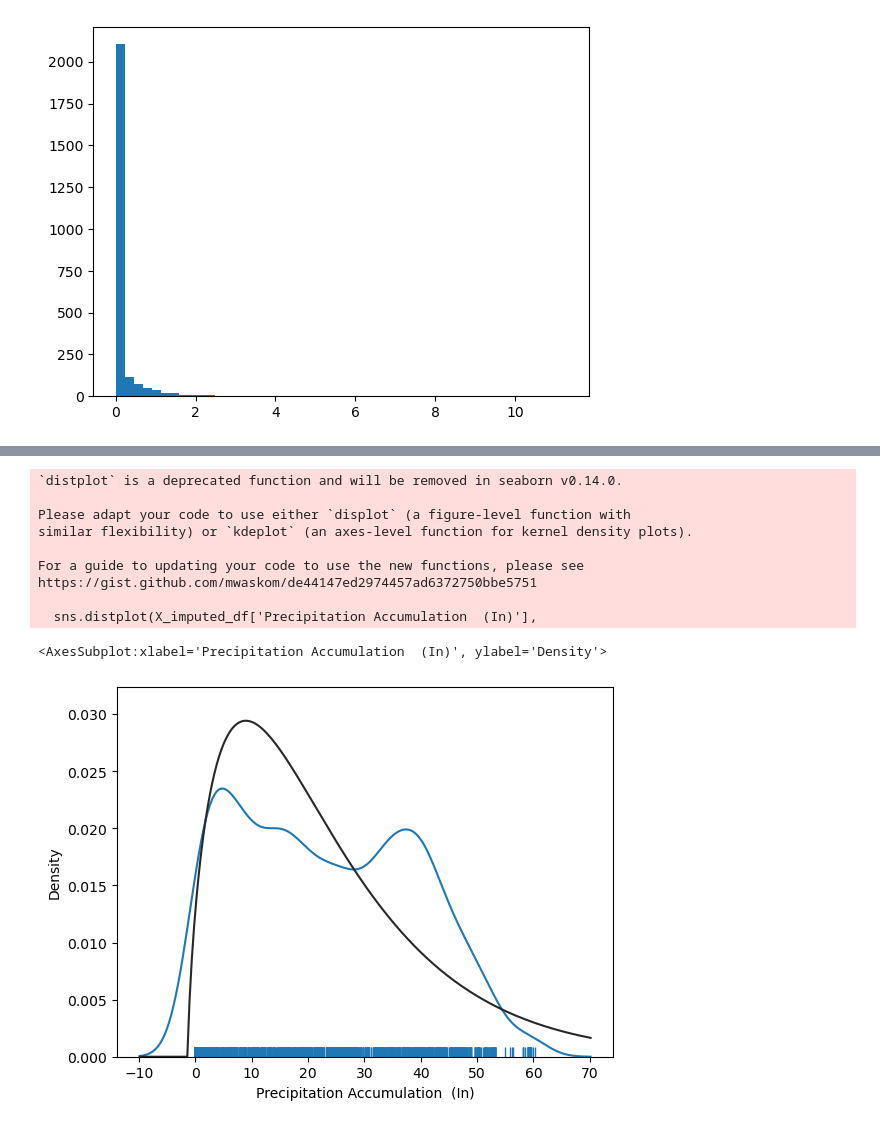
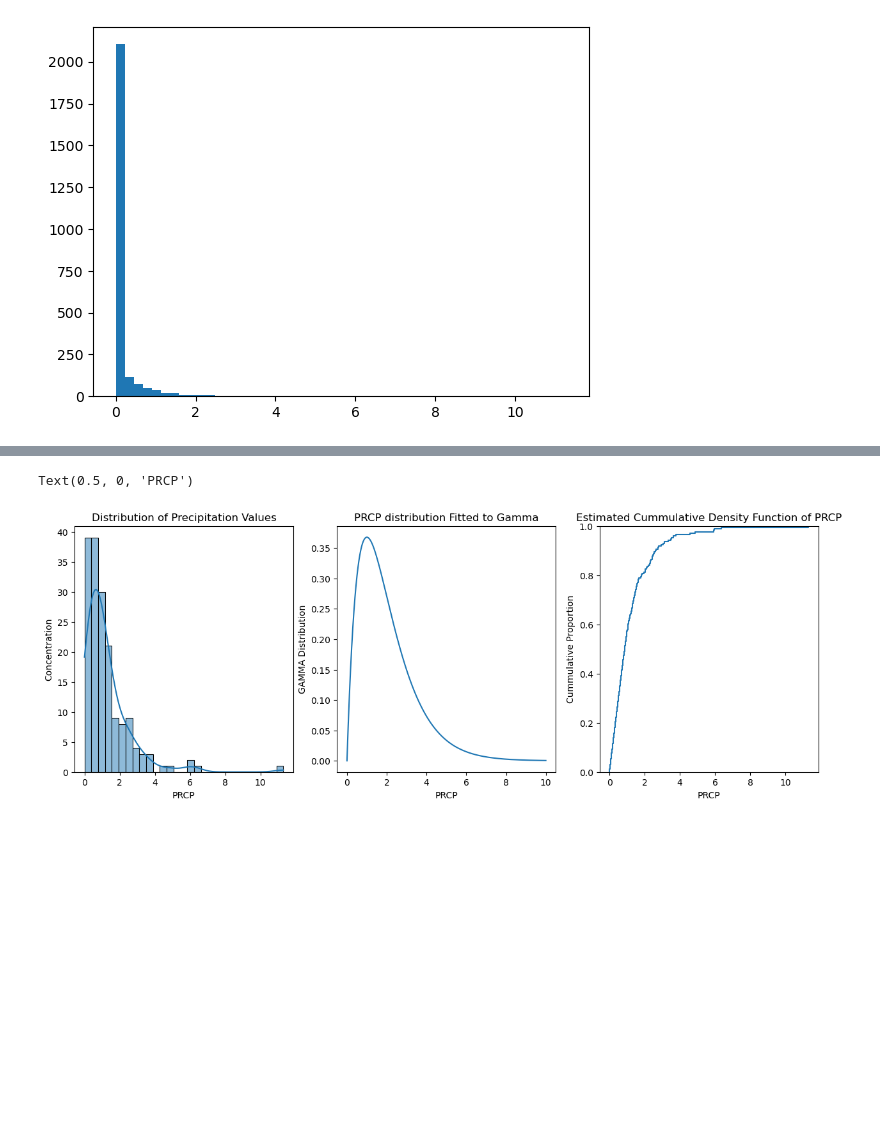
Before and after one commit to bigdog3626/Drought-Detection-Modeling, a Jupyter notebook: Data-Preprocessors.ipynb, the cells around one changed output, grey strips where cells are left out. Drawn from its saved outputs; the diff is of its cells as text; code cells hidden in the pictures; blank space fills up the shorter version.

```diff
--- a/Data-Preprocessors.ipynb
+++ b/Data-Preprocessors.ipynb
@@ -426,20 +254,33 @@ sns.displot(X_imputed_df['Precipitation Accumulation  (In)'], kde=True)
-# %%
-sns.distplot(X_imputed_df['Precipitation Accumulation  (In)'],
-             hist=False,
-             kde=True,
-             rug=True,
-             fit=stats.gamma,
-             fit_kws=dict(label='gamma'),
-             kde_kws=dict(label='kde'))
-# %% [output]
-`distplot` is a deprecated function and will be removed in seaborn v0.14.0.
-
-Please adapt your code to use either `displot` (a figure-level function with
-similar flexibility) or `kdeplot` (an axes-level function for kernel density plots).
-
-For a guide to updating your code to use the new functions, please see
-https://gist.github.com/mwaskom/de44147ed2974457ad6372750bbe5751
-
-  sns.distplot(X_imputed_df['Precipitation Accumulation  (In)'],
-<AxesSubplot:xlabel='Precipitation Accumulation  (In)', ylabel='Density'>
-[figure, removed]
+# %%
+fig, ax = plt.subplots(1,3, figsize=(15,5))
+
+# Plot Distribution of Percipitation values
+sns.histplot(df['PRCP'].unique(), kde=True, ax=ax[0])
+ax[0].set_xlabel("PRCP")
+ax[0].set_ylabel("Concentration")
+ax[0].set_title("Distribution of Precipitation Values")
+
+
+"""
+Now plot the probability density function via fitting to the gamma function
+Alpha: 2
+Beta: 1
+"""
+x = np.linspace(0,10, 2463)
+pdf = stats.gamma.pdf(x, 2, loc, 1)
+ax[1].plot(x, pdf)
+ax[1].set_xlabel('PRCP')
+ax[1].set_ylabel('GAMMA Distribution')
+ax[1].set_title('PRCP distribution Fitted to Gamma')
+
+
+"""
+Plot the estimated cumulative density function
+"""
+sns.ecdfplot(df['PRCP'].unique(), legend=True)
+ax[2].set_title("Estimated Cummulative Density Function of PRCP")
+ax[2].set_ylabel("Cummulative Proportion")
+ax[2].set_xlabel("PRCP")
+# %% [output]
+Text(0.5, 0, 'PRCP')
+[figure, added]
```
Also changed, not shown: parts of 21 cells of this notebook.
